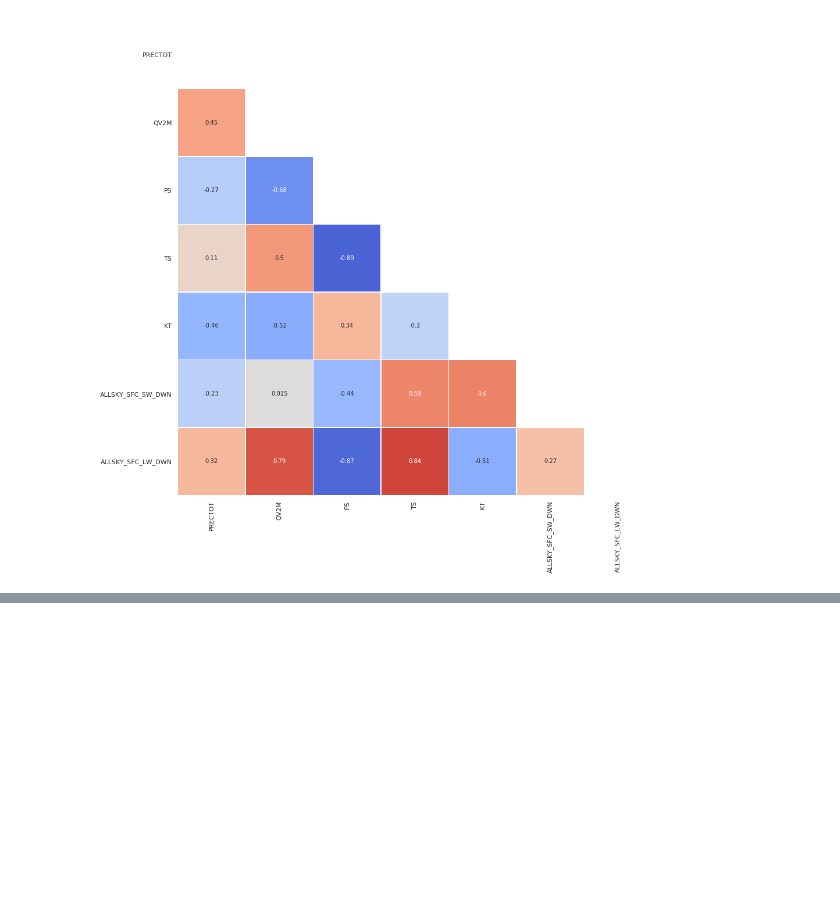
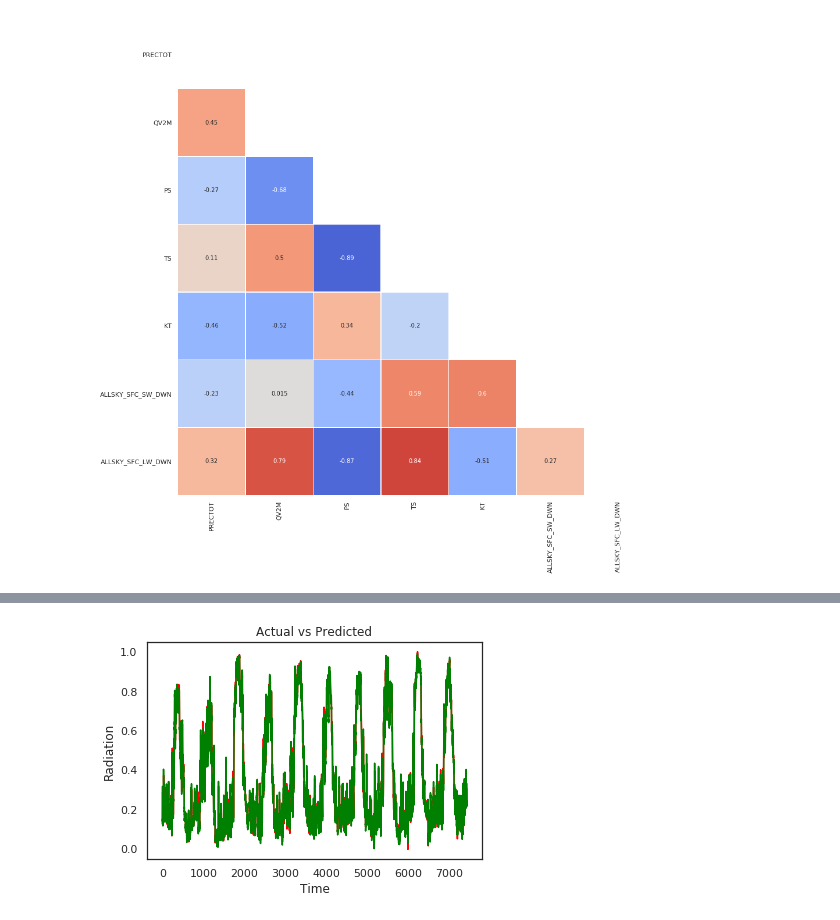
Before and after one commit to PulkitGupta707/Solar-Radiation-Prediction, a Jupyter notebook: LSTM.ipynb, the cells around one changed output, grey strips where cells are left out. Drawn from its saved outputs; the diff is of its cells as text; code cells hidden in the pictures; blank space fills up the shorter version.

Commit message:
Lstm Implemented

```diff
--- a/LSTM.ipynb
+++ b/LSTM.ipynb
@@ -77,0 +73,7 @@ TypeError: ignored
+# %%
+model = Sequential()
+model.add(LSTM(units=30, return_sequences= True, input_shape=(X.shape[1],6)))
+model.add(LSTM(units=30, return_sequences=True))
+model.add(LSTM(units=30))
+model.add(Dense(units=1))
+model.summary()
@@ -77,0 +97,4 @@ TypeError: ignored
+# %%
+model.compile(optimizer='adam', loss='mean_squared_error')
+# %%
+model.fit(X, y, epochs=20, batch_size=512)
@@ -77,0 +120,11 @@ TypeError: ignored
+# %%
+predicted_value= model.predict(X_test)
+# %%
+plt.plot(predicted_value, color= 'red')
+plt.plot(input_data[lookback:test_size+(2*lookback),1], color='green')
+plt.title("Actual vs Predicted")
+plt.xlabel("Time")
+plt.ylabel("Radiation")
+plt.show()
+# %% [output]
+[figure, added]
```
Also changed, not shown: parts of 10 cells of this notebook.
